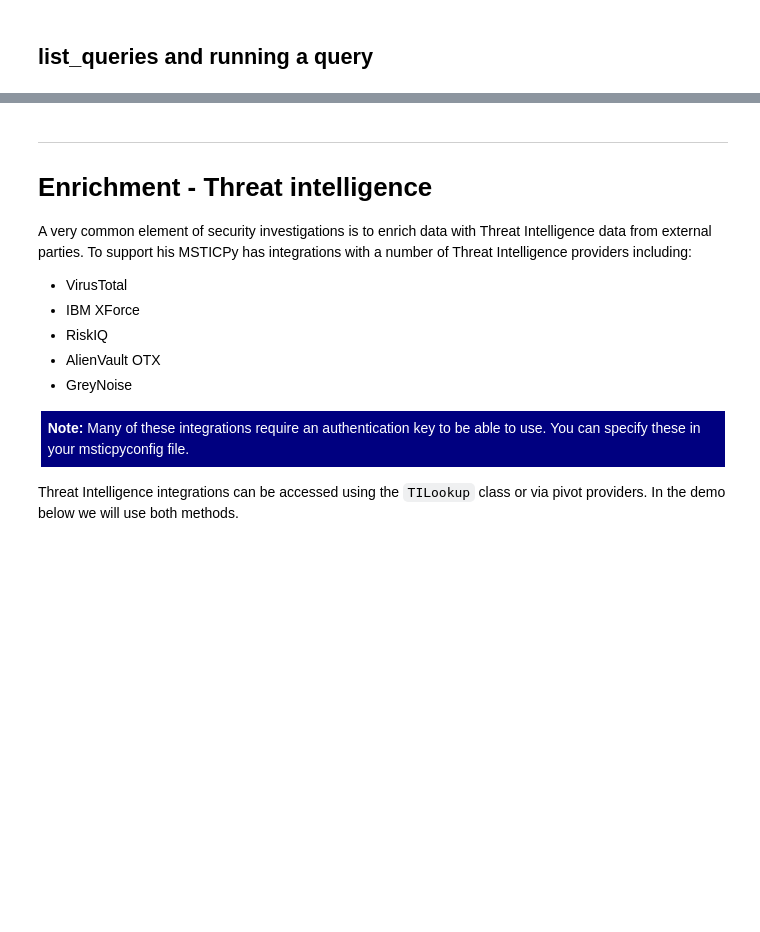
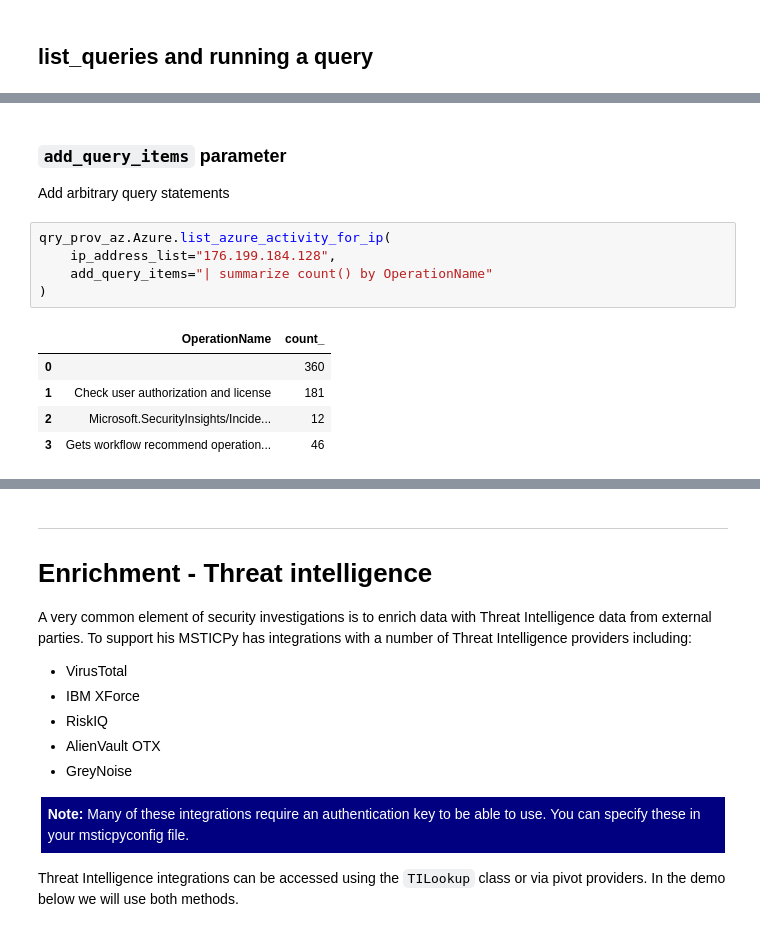
Before and after one commit to OTRF/infosec-jupyterthon, a Jupyter notebook: workshops/2021/day2/day2-4-MSTICPy.ipynb, the cells around one changed output, grey strips where cells are left out. Drawn from its saved outputs; the diff is of its cells as text; blank space fills up the shorter version.

```diff
--- a/workshops/2021/day2/day2-4-MSTICPy.ipynb
+++ b/workshops/2021/day2/day2-4-MSTICPy.ipynb
@@ -198,0 +408,15 @@ qry_prov_az.query_time
+# %% [markdown]
+### `add_query_items` parameter
+
+Add arbitrary query statements
+# %%
+qry_prov_az.Azure.list_azure_activity_for_ip(
+    ip_address_list="176.199.184.128",
+    add_query_items="| summarize count() by OperationName"
+)
+# %% [output]
+|  | OperationName | count_ |
+| 0 |  | 360 |
+| 1 | Check user authorization and license | 181 |
+| 2 | Microsoft.SecurityInsights/Incide... | 12 |
+| 3 | Gets workflow recommend operation... | 46 |
```
Also changed, not shown: parts of 50 cells of this notebook.
